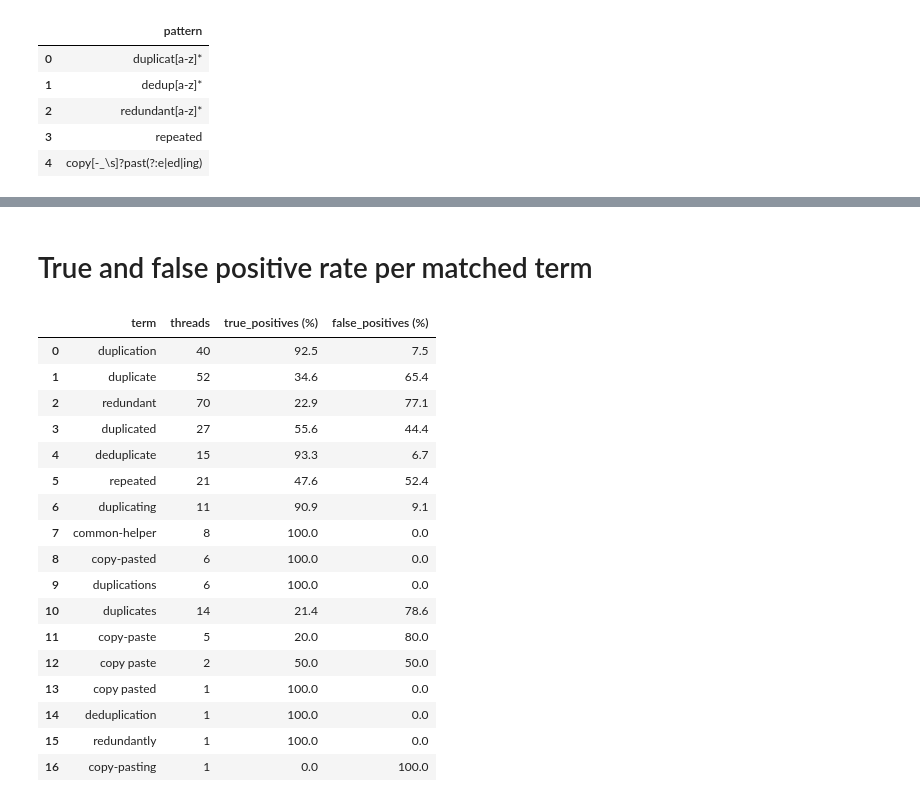
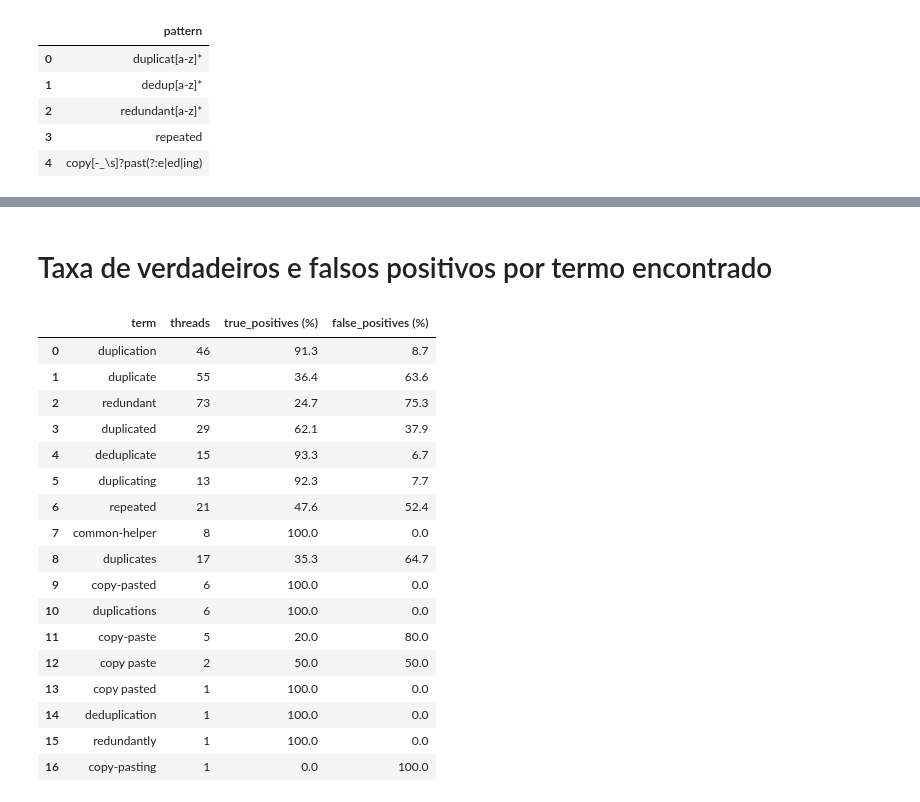
Before and after one commit to natalia-sa/lkml5ws-data-analysis, a Jupyter notebook: select_sample/v2/sample_stats.ipynb, the cells around one changed output, grey strips where cells are left out. Drawn from its saved outputs; the diff is of its cells as text; code cells hidden in the pictures.

```diff
--- a/select_sample/v2/sample_stats.ipynb
+++ b/select_sample/v2/sample_stats.ipynb
@@ -166,54 +166,45 @@ per_term_threads
 | redundantcontinue | 1 | 0.000 |
 93 rows × 2 columns
 # %% [markdown]
-# True and false positive rate per matched term
+# Taxa de verdadeiros e falsos positivos por termo encontrado
 # %%
-CONSOLIDATED = [
-    'consolidated/sample_review_v2_consolidated.csv',
-    'consolidated/sample_review_usp_v2_consolidated.csv',
-]
+CONSOLIDATED = 'consolidated/sample_review_all_v2_consolidated_quotes_removed.csv'
 
-reviewed = pd.concat(
-    [pd.read_csv(path, dtype=str, keep_default_na=False) for path in CONSOLIDATED],
-    ignore_index=True,
-)
-# The stored matched_terms come from the pre_filter version the sample was
-# drawn with; recompute them with the current one so the table reflects what
-# the pre-filter actually picks up now. Threads it no longer matches drop out.
-from pre_filter.pre_filter_threads import matches, replace_quotes
-
-reviewed['term'] = reviewed['thread_content'].map(lambda content: matches(replace_quotes(content)))
-matched = reviewed[reviewed['term'].str.len() > 0].copy()
+reviewed = pd.read_csv(CONSOLIDATED, dtype=str, keep_default_na=False)
+# matched_terms is what the current pre-filter matches in the stored content
+# (quoted replies already replaced). Threads it no longer matches drop out.
+matched = reviewed[reviewed['matched_terms'] != ''].copy()
+matched['term'] = matched['matched_terms'].str.split(',')
 
 per_term = (
     matched.explode('term')
     .groupby('term')['final_decision']
     .value_counts()
     .unstack(fill_value=0)
     .rename(columns={'yes': 'true_positives', 'no': 'false_positives'})
 )
 per_term['threads'] = per_term['true_positives'] + per_term['false_positives']
 
 summary = pd.DataFrame({
     'threads': per_term['threads'],
     'true_positives (%)': (100 * per_term['true_positives'] / per_term['threads']).round(1),
     'false_positives (%)': (100 * per_term['false_positives'] / per_term['threads']).round(1),
 })
 
 summary.loc[per_term.sort_values(['true_positives', 'threads'], ascending=False).index].rename_axis('term').reset_index()
 # %% [output]
 |  | term | threads | true_positives (%) | false_positives (%) |
-| 0 | duplication | 40 | 92.5 | 7.5 |
-| 1 | duplicate | 52 | 34.6 | 65.4 |
-| 2 | redundant | 70 | 22.9 | 77.1 |
-| 3 | duplicated | 27 | 55.6 | 44.4 |
+| 0 | duplication | 46 | 91.3 | 8.7 |
+| 1 | duplicate | 55 | 36.4 | 63.6 |
+| 2 | redundant | 73 | 24.7 | 75.3 |
+| 3 | duplicated | 29 | 62.1 | 37.9 |
 | 4 | deduplicate | 15 | 93.3 | 6.7 |
-| 5 | repeated | 21 | 47.6 | 52.4 |
-| 6 | duplicating | 11 | 90.9 | 9.1 |
+| 5 | duplicating | 13 | 92.3 | 7.7 |
+| 6 | repeated | 21 | 47.6 | 52.4 |
 | 7 | common-helper | 8 | 100.0 | 0.0 |
-| 8 | copy-pasted | 6 | 100.0 | 0.0 |
-| 9 | duplications | 6 | 100.0 | 0.0 |
-| 10 | duplicates | 14 | 21.4 | 78.6 |
+| 8 | duplicates | 17 | 35.3 | 64.7 |
+| 9 | copy-pasted | 6 | 100.0 | 0.0 |
+| 10 | duplications | 6 | 100.0 | 0.0 |
 | 11 | copy-paste | 5 | 20.0 | 80.0 |
 | 12 | copy paste | 2 | 50.0 | 50.0 |
 | 13 | copy pasted | 1 | 100.0 | 0.0 |
```
Also changed, not shown: parts of 24 cells of this notebook, 15 other files.
